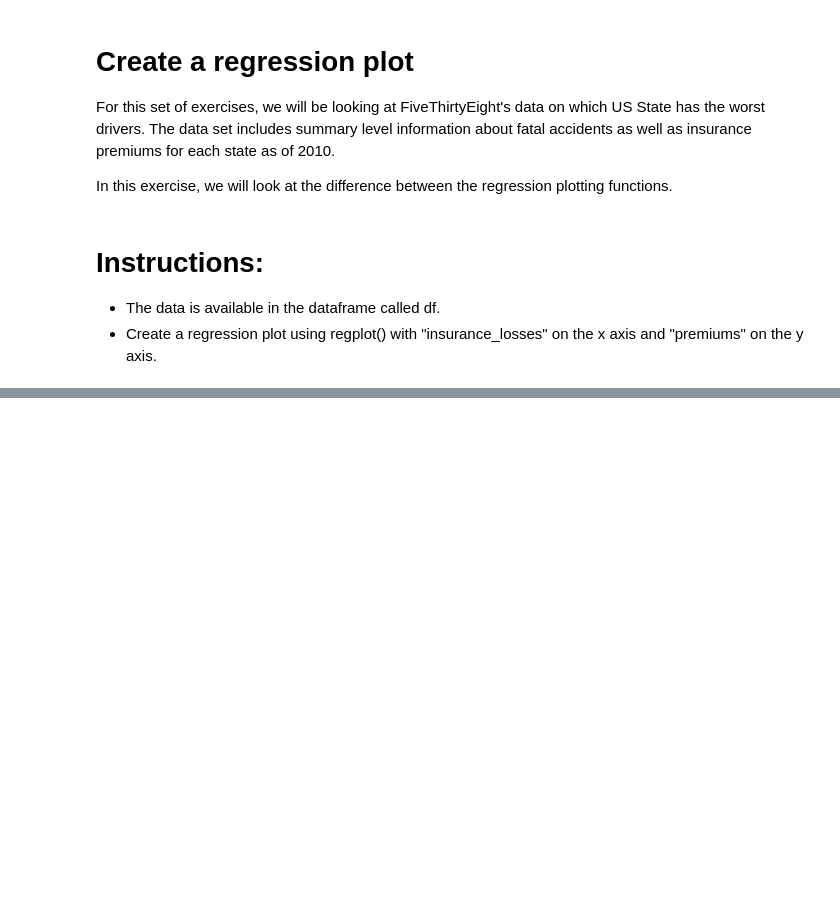
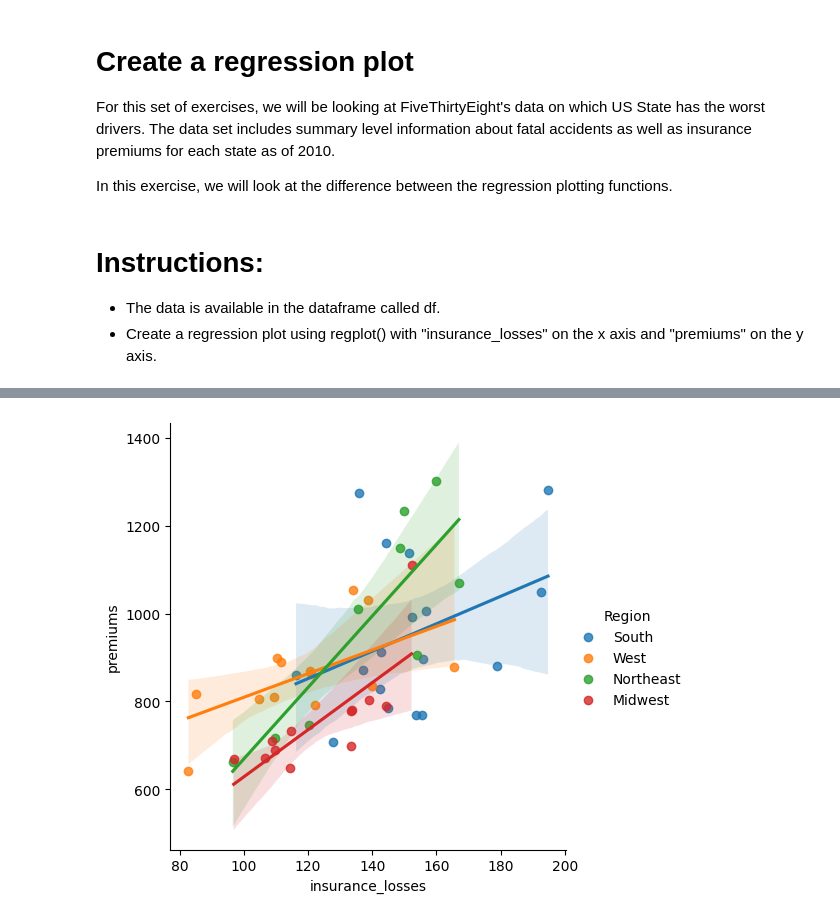
Before and after one commit to sendecka/DataCamp, a Jupyter notebook: DataCamp/13 Intermediate Data Visualization with Seaborn/01_ Seaborn_Introduction.ipynb, the cells around one changed output, grey strips where cells are left out. Drawn from its saved outputs; the diff is of its cells as text; code cells hidden in the pictures; blank space fills up the shorter version.

```diff
--- a/DataCamp/13 Intermediate Data Visualization with Seaborn/01_ Seaborn_Introduction.ipynb
+++ b/DataCamp/13 Intermediate Data Visualization with Seaborn/01_ Seaborn_Introduction.ipynb
@@ -121,0 +143,11 @@ KeyError: 'insurance_losses'
+# %%
+# Create a regression plot using hue
+sns.lmplot(data = df,
+           x = "insurance_losses",
+           y = "premiums",
+           hue = "Region")
+
+# Show the results
+plt.show()
+# %% [output]
+[figure, added]
```
Also changed, not shown: parts of 9 cells of this notebook, 10 other files.
